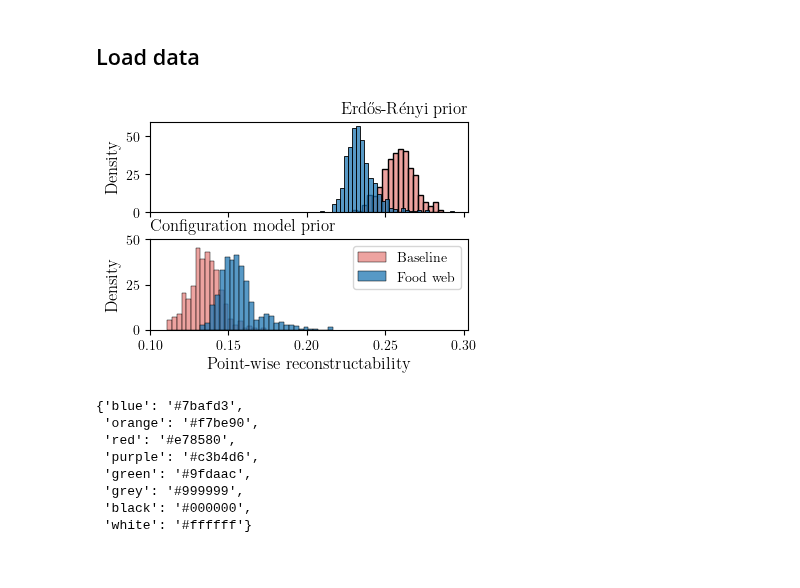
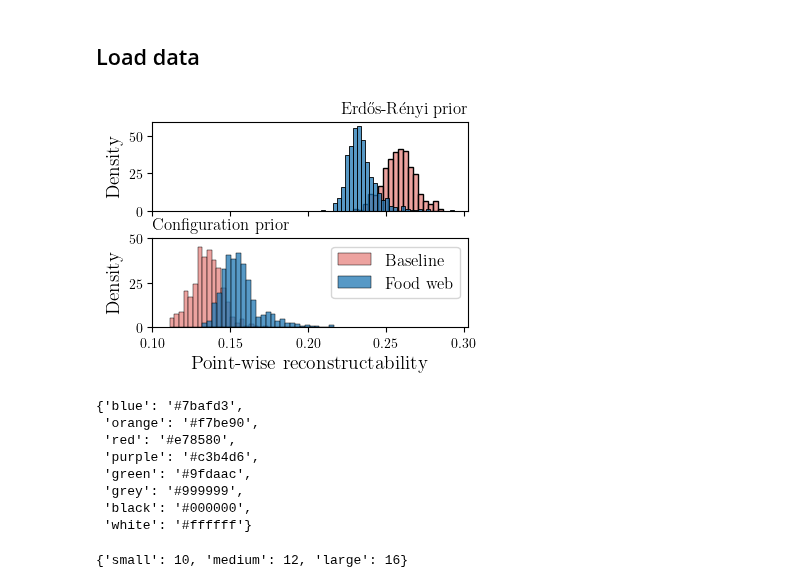
Before and after one commit to charlesmurphy1/midynet, a Jupyter notebook: scripts/recon/netsci2023/figure-maker.ipynb, the cells around one changed output. Cells and saved outputs as stored; diff of their text form; code cells hidden in the pictures.

```diff
--- a/scripts/recon/netsci2023/figure-maker.ipynb
+++ b/scripts/recon/netsci2023/figure-maker.ipynb
@@ -37,7 +37,7 @@ for k, v in heur.items():
 # %%
 x, aug_recon = recon.interpolate(coupling)
 
-fig, ax = plt.subplots(1, 1, figsize=(4, 3))
+fig, ax = plt.subplots(1, 1, figsize=(4.5, 3))
 axx = ax.twinx()
 ax.set_zorder(axx.get_zorder()+1)
 ax.set_frame_on(False)
@@ -57,7 +57,7 @@ axx.tick_params(axis="y", color=display.light_colors["grey"], width=1)
 axx.spines["right"].set_color(display.light_colors["grey"])
 axx.spines["right"].set_linewidth(2)
 
-axx.plot([-1], [-1], color=colors[0], marker="o", linewidth=2, mec="white", label="Reconstructibility")
+axx.plot([-1], [-1], color=colors[0], marker="o", linewidth=2, mec="white", label=r"$U(G|X)$")
 
 labels = ["Correlation", "Granger causality", "Transfer entropy"]
 for i, m in enumerate(methods):
@@ -73,14 +73,15 @@ for i, m in enumerate(methods):
     )
 
 axx.axhline(0.5, linestyle="dotted", color=display.med_colors["grey"], linewidth=2)
-axx.legend(fontsize=display.fontsizes["small"])
-ax.set_xlabel("Coupling parameter", fontsize=display.fontsizes["medium"])
-ax.set_ylabel(r"Reconstructability", fontsize=display.fontsizes["medium"])
-axx.set_ylabel(r"AUC Score", fontsize=display.fontsizes["medium"], rotation=-90, va="bottom")
-ax.set_ylim([0, 0.3])
-axx.set_ylim([0.4, 0.9])
+axx.legend(fontsize=10, loc="upper right", frameon=False)
+ax.set_xlabel("Coupling parameter", fontsize=14)
+ax.set_ylabel(r"Reconstructability $U(G|X)$", fontsize=14)
+axx.set_ylabel(r"AUC Score", fontsize=14, rotation=-90, va="bottom")
+ax.set_ylim([0, 0.35])
+axx.set_ylim([0.4, 1.])
 ax.set_xlim([0, 0.2])
 ax.set_xticks([0, 0.05, 0.1, 0.15, 0.2])
+ax.set_title(" ")
 # display.Label.counter = 1
 # display.Label.plot(ax, loc="top left", fontsize=14, box=False)
 
@@ -165,7 +166,7 @@ fig, ax = plt.subplots(2, 1, figsize=(4,3), sharex=True)
 display.Label.counter = 2
 
 priors = ["erdosrenyi", "configuration"]
-title = ["Erd\H{o}s-Rényi prior", "Configuration model prior"]
+title = ["Erd\H{o}s-Rényi prior", "Configuration prior"]
 baseline = [erdos["modelselec-erdosrenyi-glauber"], configuration["modelselec-configuration-glauber"]]
 target = [target_er["modelselec-erdosrenyi-glauber"], target_cm["modelselec-configuration-glauber"]]
 
@@ -174,45 +175,42 @@ avgtarg = [targ_er.loc, targ_cm.loc, targ_cm.loc]
 for i in range(2):
     sb.histplot(baseline[i]["recon"], label="Baseline", ax=ax[i], color=display.light_colors["red"], stat="density")
     sb.histplot(target[i]["recon"], label="Food web", ax=ax[i], color=display.med_colors["blue"], stat="density")
-#     ax[i].axvline(avgrecon[i], linestyle="-", color=display.dark_colors["grey"], linewidth=2)
-#     ax[i].axvline(avgtarg[i], linestyle="-", color=display.dark_colors["grey"], linewidth=2)
     ax[i].set_xlabel(None)
-    ax[i].set_ylabel("Density", fontsize=display.fontsizes["medium"])
-    ax[i].set_title(title[i], fontsize=display.fontsizes["medium"], loc="right" if i==0 else "left")
+    ax[i].set_ylabel("Density", fontsize=14)
+    ax[i].set_title(title[i], fontsize=12, loc="right" if i==0 else "left")
     ax[i].set_xticks(np.linspace(0.1, 0.3, 5))
     ax[i].set_yticks(np.linspace(0.0, 50, 3))
-#     display.Label.plot(ax[i], loc="top left", fontsize=14, box=False)
-ax[i].set_xlabel("Point-wise reconstructability", fontsize=display.fontsizes["medium"])
-ax[1].legend(fontsize=display.fontsizes["small"])
+ax[i].set_xlabel("Point-wise reconstructability", fontsize=14)
+ax[1].legend(fontsize=12)
 fig.tight_layout(h_pad=0)
 fig.savefig("model-selection.pdf")
 fig.savefig("model-selection.png")
 
 if make_run:
 
     for r, p in zip([run_erdos, run_cm], ["modelselec-erdosrenyi-glauber", "modelselec-configuration-glauber"]):
         r.add_artifact("model-selection.png")
         r.add_artifact(f"model-selection.pdf")
         r.add_artifact(f"data/{p}/targeted_reconinfo.pkl")
         r.add_artifact(f"data/{p}/reconinfo.pkl")
         shutil.copytree(
             f"data/{p}/",
             f"data/model-selection/{p}",
             dirs_exist_ok=True
         )
 
         shutil.copyfile("model-selection.png", f"data/model-selection/model-selection.png")
         shutil.copyfile("model-selection.pdf", f"data/model-selection/model-selection.pdf")
 
     run.add_dataset(
         source_path="./data/model-selection/",
         name="netsci2023-model-selection",
         version="1.1.0",
         push_dir=True,
         resume_upload=True
     )
 # %% [output]
-[figure, old version]
+[figure, new version]
 # %%
 display.light_colors
 # %% [output]
@@ -224,3 +222,7 @@ display.light_colors
  'grey': '#999999',
  'black': '#000000',
  'white': '#ffffff'}
+# %%
+display.fontsizes
+# %% [output]
+{'small': 10, 'medium': 12, 'large': 16}
```
Also changed, not shown: parts of 2 cells of this notebook.
